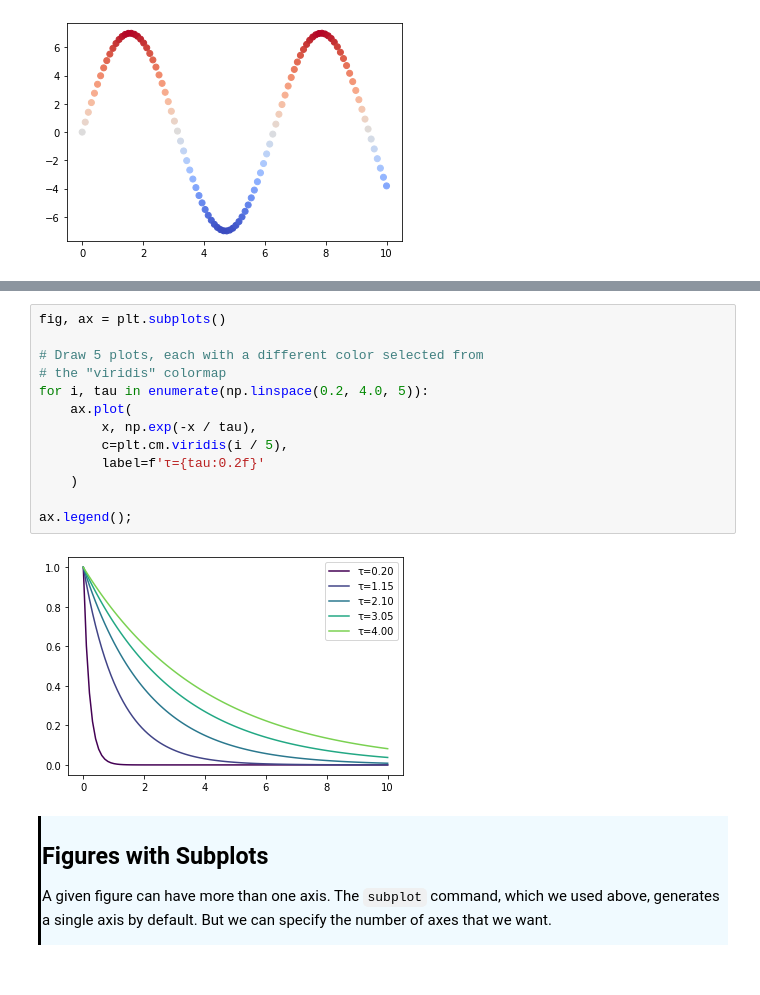
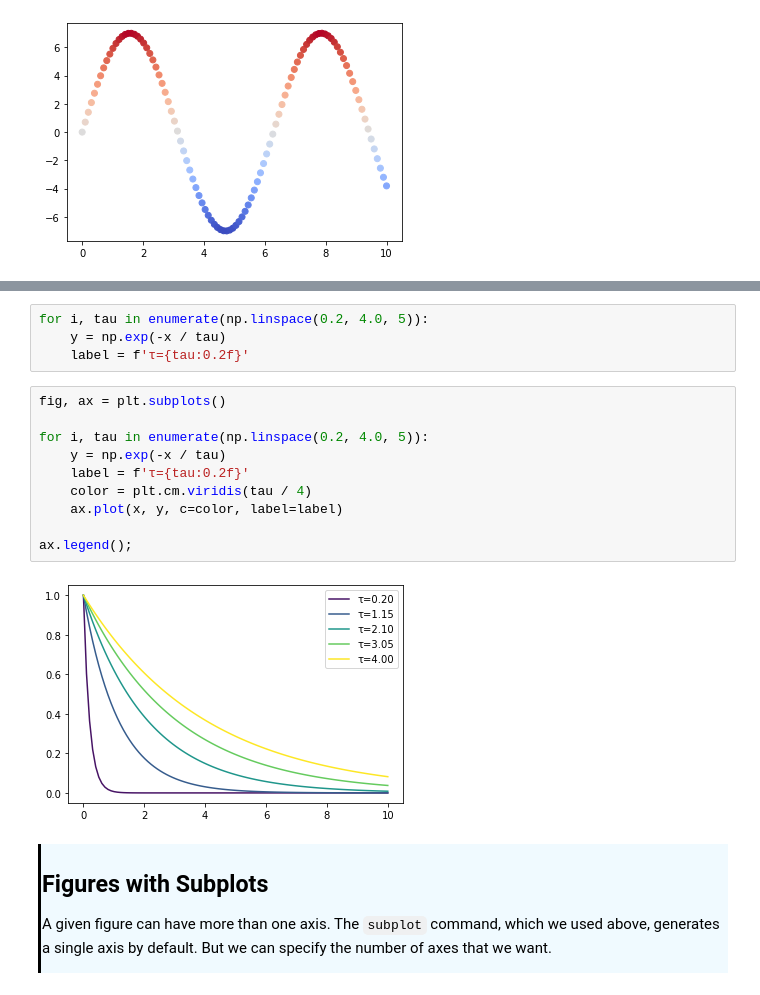
Before and after one commit to AllenInstitute/swdb_2022, a Jupyter notebook: PythonBootcamp/solutions/06_Introduction_to_Matplotlib_solutions.ipynb, the cells around one changed output, grey strips where cells are left out. Cells and saved outputs as stored; diff of their text form.

```diff
--- a/PythonBootcamp/solutions/06_Introduction_to_Matplotlib_solutions.ipynb
+++ b/PythonBootcamp/solutions/06_Introduction_to_Matplotlib_solutions.ipynb
@@ -229,18 +257,19 @@ ax.scatter(x, y, c=y, norm=plt.Normalize(-7, 7), cmap='coolwarm');
+# %%
+for i, tau in enumerate(np.linspace(0.2, 4.0, 5)):
+    y = np.exp(-x / tau)
+    label = f'τ={tau:0.2f}'
 # %%
 fig, ax = plt.subplots()
 
-# Draw 5 plots, each with a different color selected from
-# the "viridis" colormap
 for i, tau in enumerate(np.linspace(0.2, 4.0, 5)):
-    ax.plot(
-        x, np.exp(-x / tau),
-        c=plt.cm.viridis(i / 5),
-        label=f'τ={tau:0.2f}'
-    )
+    y = np.exp(-x / tau)
+    label = f'τ={tau:0.2f}'
+    color = plt.cm.viridis(tau / 4)
+    ax.plot(x, y, c=color, label=label)
 
 ax.legend();
 # %% [output]
-[figure, old version]
+[figure, new version]
 # %% [markdown]
 <div style="border-left: 3px solid #000; padding: 1px; padding-left: 10px; background: #F0FAFF; ">
 <h2>Figures with Subplots</h2>
```
Also changed, not shown: parts of 10 cells of this notebook, 2 other files.
